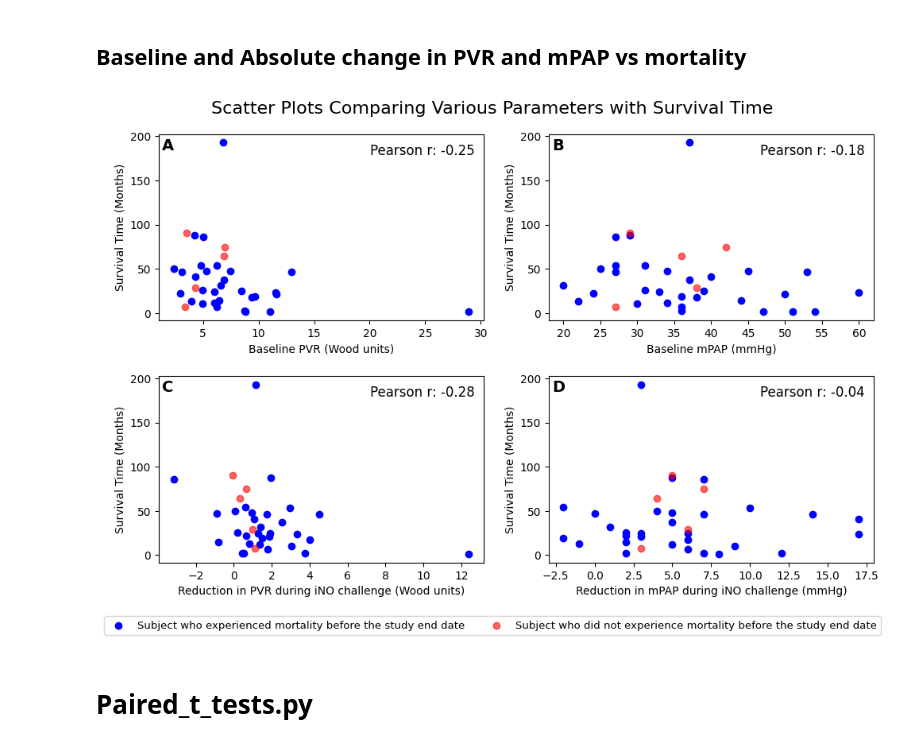
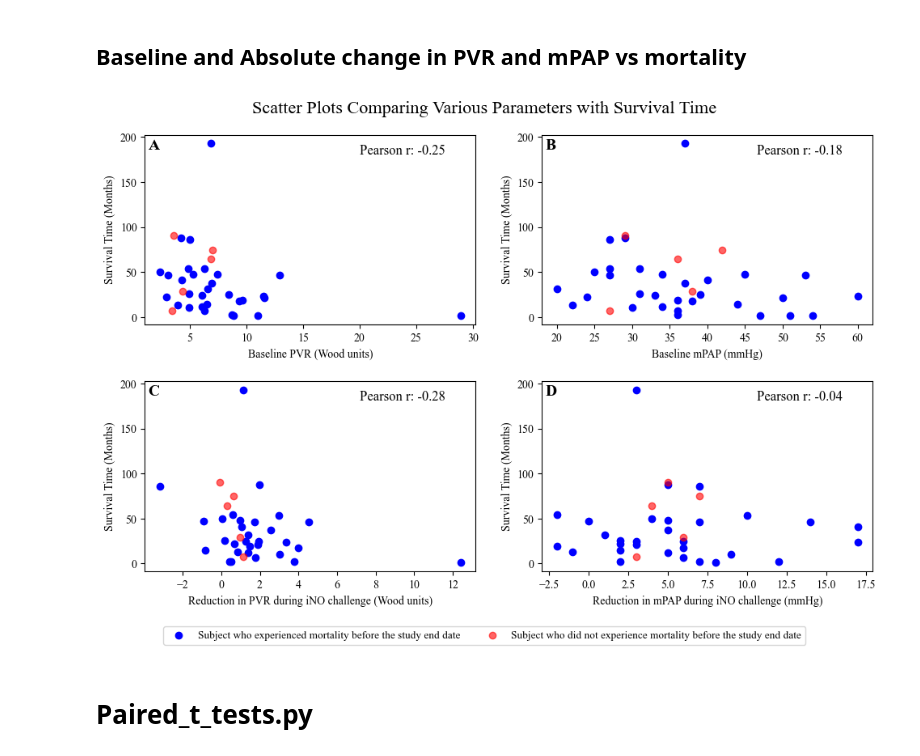
Before and after one commit to dstrick17/Vasoreactivity-Testing-in-Group-3-Pulmonary-Hypertension, a Jupyter notebook: all_code.ipynb, the cells around one changed output. Cells and saved outputs as stored; diff of their text form; code cells hidden in the pictures.

```diff
--- a/all_code.ipynb
+++ b/all_code.ipynb
@@ -335,6 +361,8 @@ import pandas as pd
 import matplotlib.pyplot as plt
 from lifelines import KaplanMeierFitter
 from lifelines.statistics import logrank_test
+# Set the font to Times New Roman
+plt.rcParams['font.family'] = 'Times New Roman'
 
 df = pd.read_excel("C:\\Users\\danst\\codedan\\group3\\group3_data.xlsx")
 
@@ -406,6 +434,9 @@ import pandas as pd
 import matplotlib.pyplot as plt
 from lifelines import KaplanMeierFitter
 from lifelines.statistics import logrank_test
+
+# Set the font to Times New Roman
+plt.rcParams['font.family'] = 'Times New Roman'
 
 # Load the dataset
 df = pd.read_excel("C:\\Users\\danst\\codedan\\group3\\group3_data.xlsx")
@@ -456,10 +487,11 @@ plt.ylabel('Survival Probability', fontsize=14)
 # plt.axvline(x=threshold, color='red', linestyle='--', label='Threshold: 5 wood units')  # This line is removed
 
 # Add a legend
-plt.legend()
+plt.legend(fontsize=14)
+
 
 # Move the p-value to the right of the graph
-plt.text(0.75, 0.8, f'Log-rank p-value: {results.p_value:.4f}', fontsize=12, color='red', transform=plt.gca().transAxes)
+plt.text(0.70, 0.8, f'Log-rank p-value: {results.p_value:.4f}', fontsize=16, color='red', transform=plt.gca().transAxes)
 
 # Show the plot
 plt.tight_layout()
@@ -473,6 +505,8 @@ import pandas as pd
 import matplotlib.pyplot as plt
 from lifelines import KaplanMeierFitter
 from lifelines.statistics import logrank_test
+# Set the font to Times New Roman
+plt.rcParams['font.family'] = 'Times New Roman'
 
 # Load the dataset
 df = pd.read_excel("C:\\Users\\danst\\codedan\\group3\\group3_data.xlsx")
@@ -493,7 +527,7 @@ conditions = [
 ]
 
 fig, axes = plt.subplots(1, 2, figsize=(14, 6))  # Create a 1x2 subplot grid
-fig.suptitle('Kaplan-Meier Curves Evaluating the Effects of Median percent change in PVR and median percent change mPAP on Survival', fontsize=16)
+fig.suptitle('Kaplan-Meier Curves Evaluating the Effects of Median percent change in PVR and median percent change mPAP on Survival', fontsize=20)
 
 # Labels for the subplots
 labels = ['A', 'B']
@@ -524,9 +558,10 @@ for i, (variable, threshold) in enumerate(conditions):
     # Label each subplot
     ax.text(0.01, 0.95, labels[i], transform=ax.transAxes, fontsize=16, fontweight='bold', va='top')
 
-    ax.set_xlabel('Time in Months')
-    ax.set_ylabel('Survival Probability')
-    ax.text(0.8, 0.8, f'Log-rank p-value: {results.p_value:.4f}', transform=ax.transAxes, ha='center', va='center', color='red', fontsize=12)
+    ax.set_xlabel('Time in Months', fontsize=14)
+    ax.set_ylabel('Survival Probability', fontsize=14)
+    ax.text(0.8, 0.8, f'Log-rank p-value: {results.p_value:.4f}', transform=ax.transAxes, ha='center', va='center', color='red', fontsize=16)
+    ax.legend(fontsize=14)
 
 plt.tight_layout(rect=[0, 0, 1, 0.95])  # Adjust the layout
 plt.show()
@@ -542,6 +577,8 @@ from sklearn.linear_model import LinearRegression
 from sklearn.model_selection import train_test_split
 from sklearn.metrics import mean_squared_error, r2_score
 import matplotlib.pyplot as plt
+# Set the font to Times New Roman
+plt.rcParams['font.family'] = 'Times New Roman'
 
 file_path = "C:\\Users\\danst\\codedan\\group3\\group3_data.xlsx"
 df = pd.read_excel(file_path)
@@ -596,6 +633,8 @@ R-squared: 0.6636207754428499
 import pandas as pd
 import matplotlib.pyplot as plt
 from scipy.stats import pearsonr
+# Set the font to Times New Roman
+plt.rcParams['font.family'] = 'Times New Roman'
 
 file_path = "C:\\Users\\danst\\codedan\\group3\\group3_data.xlsx"
 df = pd.read_excel(file_path)
@@ -628,34 +667,34 @@ def plot_data(ax, x, y, xlabel, ylabel, label):
     ax.text(0.65, 0.95, f'Pearson r: {correlation:.2f}', transform=ax.transAxes, fontsize=12, verticalalignment='top')
 
     # Label the plot as A, B, C, or D
     ax.text(0.01, 0.98, label, transform=ax.transAxes, fontsize=14, fontweight='bold', verticalalignment='top')
 
 # Scatter plot for PVR
 plot_data(axes[0, 0], "PVR", "Time in months", 'Baseline PVR (Wood units)', 'Survival Time (Months)', 'A')
 
 # Scatter plot for mPAP
 plot_data(axes[0, 1], "mPAP", "Time in months", 'Baseline mPAP (mmHg)', 'Survival Time (Months)', 'B')
 
 # Scatter plot for ∆ PVR
 plot_data(axes[1, 0], "∆ PVR", "Time in months", 'Reduction in PVR during iNO challenge (Wood units)', 'Survival Time (Months)', 'C')
 
 # Scatter plot for ∆ mPAP
 plot_data(axes[1, 1], "∆ mPAP", "Time in months", 'Reduction in mPAP during iNO challenge (mmHg)', 'Survival Time (Months)', 'D')
 
 # Add a single legend outside of the subplots
 handles, labels = axes[0, 0].get_legend_handles_labels()
 fig.legend(handles, labels, loc='lower center', ncol=2, bbox_to_anchor=(0.5, 0.01), fontsize=9.5)
 
 # Adjust layout to reduce white space
 plt.subplots_adjust(left=0.08, right=0.98, top=0.92, bottom=0.15, hspace=0.3, wspace=0.2)
 
 # Save the figure with high resolution (1200 dpi for line tone)
 fig.savefig("scatter_plots.jpg", dpi=1200, format='jpeg', bbox_inches='tight')
 
 # Show the plot
 plt.show()
 # %% [output]
-[figure, old version]
+[figure, new version]
 # %% [markdown]
 # Paired_t_tests.py
 # %% [markdown]
```
Also changed, not shown: parts of 12 cells of this notebook.
